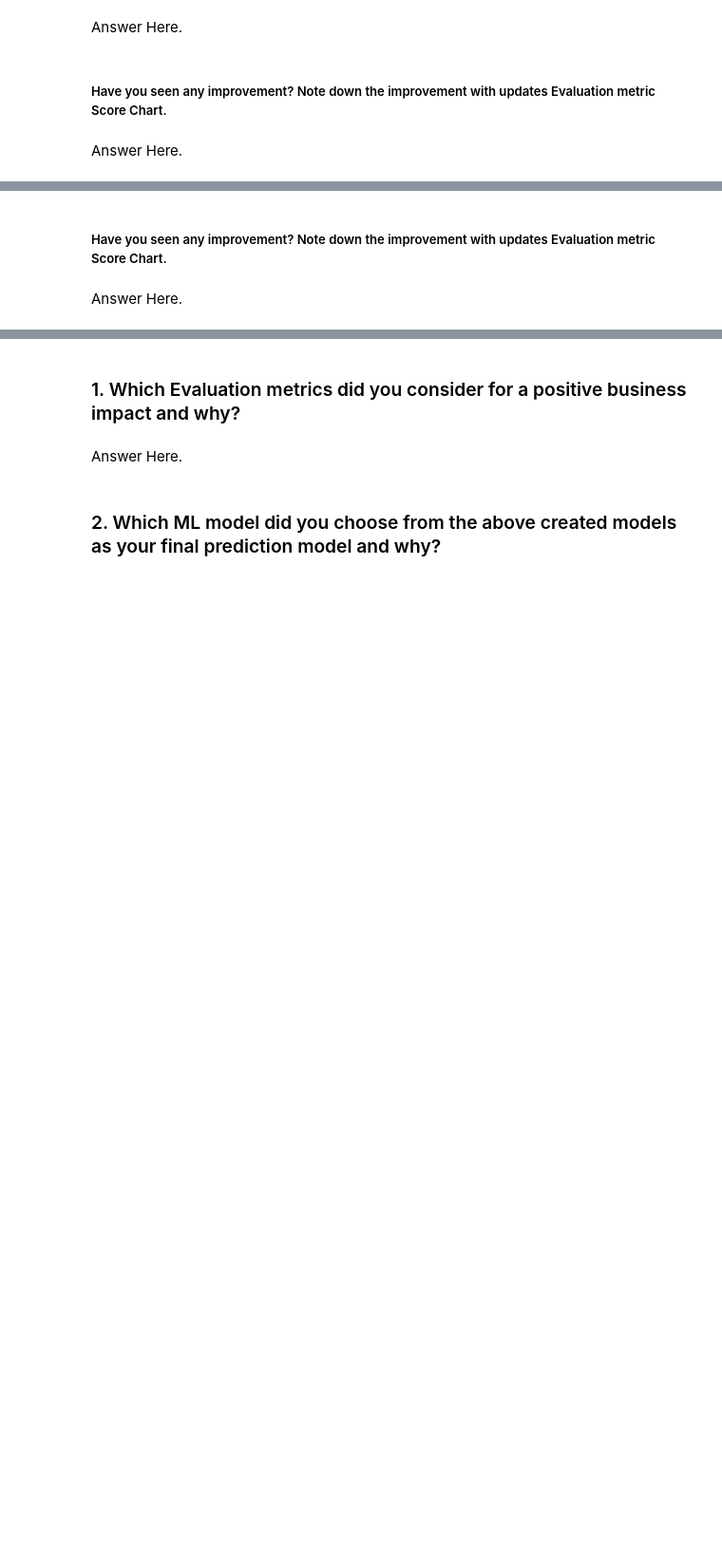
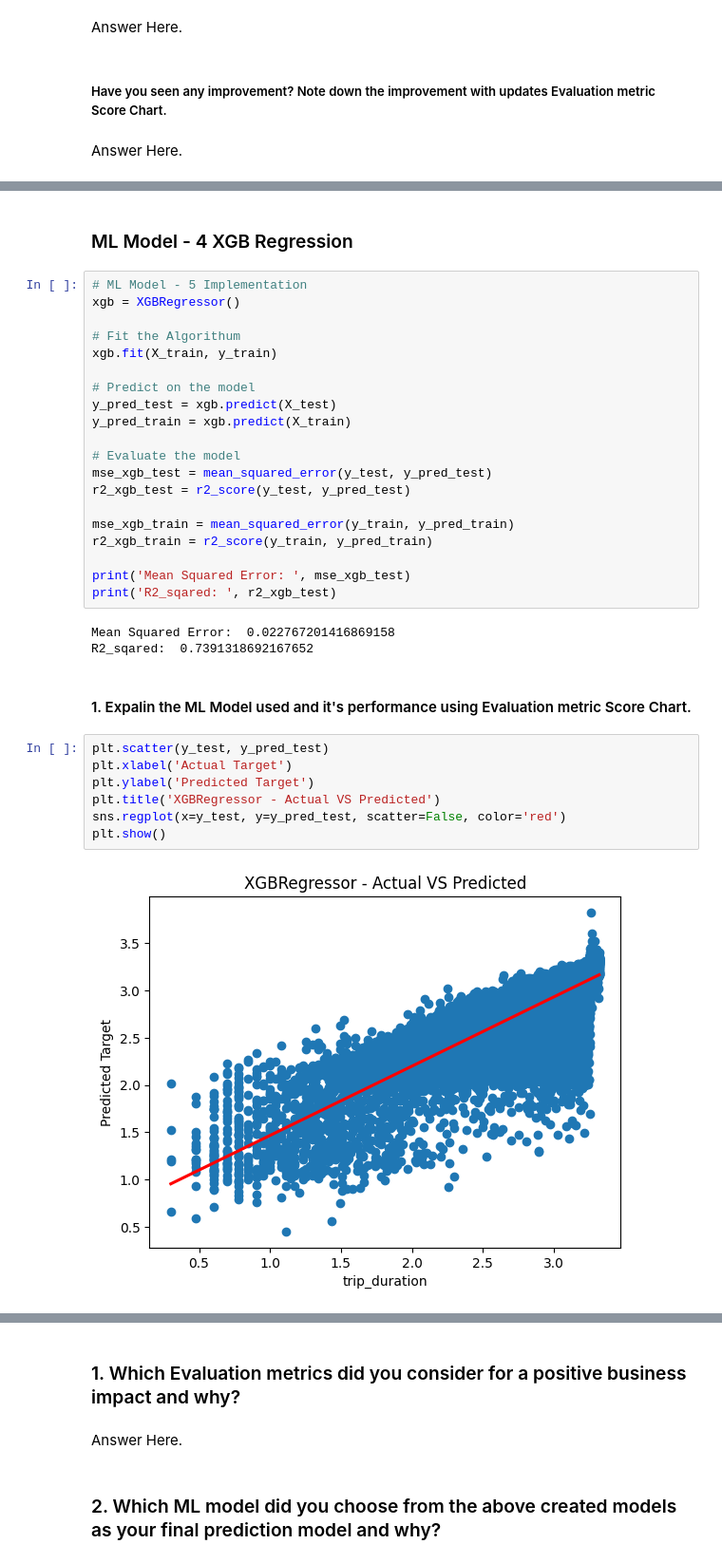
Before and after one commit to Mr-Himanshu123/ML_Project-Taxi-Trip-Time-Prediction, a Jupyter notebook: NYC_Taxi_Trip_Time_Prediction.ipynb, the cells around one changed output, grey strips where cells are left out. Shown at 95% size. Drawn from its saved outputs; the diff is of its cells as text; blank space fills up the shorter version.

```diff
--- a/NYC_Taxi_Trip_Time_Prediction.ipynb
+++ b/NYC_Taxi_Trip_Time_Prediction.ipynb
@@ -1874,4 +2066,36 @@ Answer Here.
-# %% [markdown]
-##### Have you seen any improvement? Note down the improvement with updates Evaluation metric Score Chart.
-# %% [markdown]
-Answer Here.
+# %% [markdown]
+### ML Model - 4 XGB Regression
+# %%
+# ML Model - 5 Implementation
+xgb = XGBRegressor()
+
+# Fit the Algorithum
+xgb.fit(X_train, y_train)
+
+# Predict on the model
+y_pred_test = xgb.predict(X_test)
+y_pred_train = xgb.predict(X_train)
+
+# Evaluate the model
+mse_xgb_test = mean_squared_error(y_test, y_pred_test)
+r2_xgb_test = r2_score(y_test, y_pred_test)
+
+mse_xgb_train = mean_squared_error(y_train, y_pred_train)
+r2_xgb_train = r2_score(y_train, y_pred_train)
+
+print('Mean Squared Error: ', mse_xgb_test)
+print('R2_sqared: ', r2_xgb_test)
+# %% [output]
+Mean Squared Error:  0.022767201416869158
+R2_sqared:  0.7391318692167652
+# %% [markdown]
+#### 1. Expalin the ML Model used and it's performance using Evaluation metric Score Chart.
+# %%
+plt.scatter(y_test, y_pred_test)
+plt.xlabel('Actual Target')
+plt.ylabel('Predicted Target')
+plt.title('XGBRegressor - Actual VS Predicted')
+sns.regplot(x=y_test, y=y_pred_test, scatter=False, color='red')
+plt.show()
+# %% [output]
+[figure, added]
```
Also changed, not shown: parts of 106 cells of this notebook.
